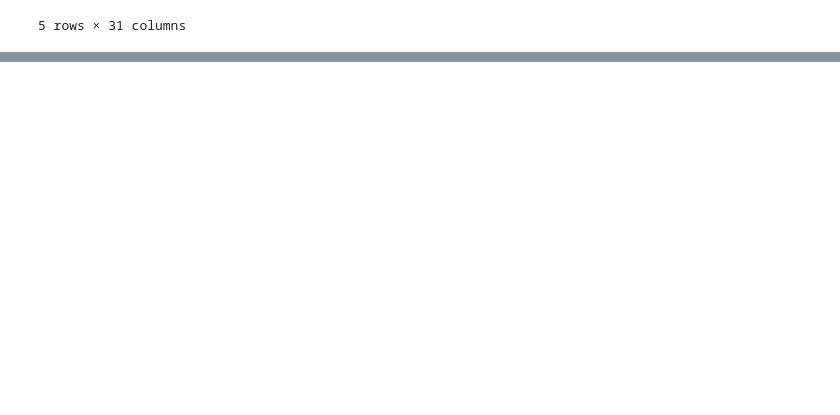
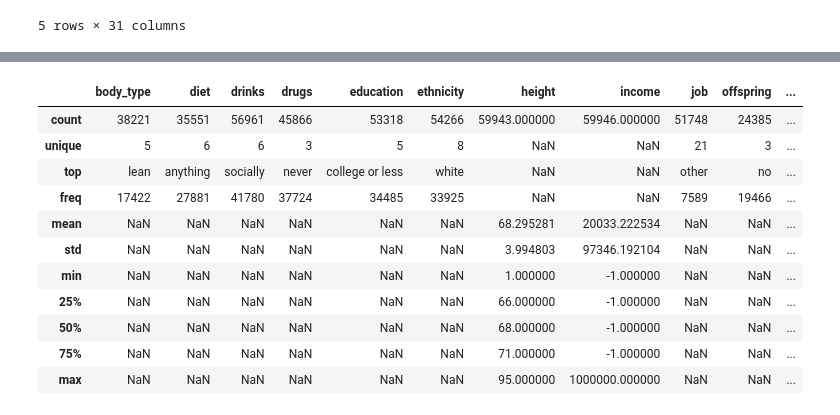
Before and after one commit to CrisFC4/OKCupid_ML_Project, a Jupyter notebook: date-a-scientist.ipynb, the cells around one changed output, grey strips where cells are left out. Drawn from its saved outputs; the diff is of its cells as text; code cells hidden in the pictures; blank space fills up the shorter version.

Commit message:
simplify categories

```diff
--- a/date-a-scientist.ipynb
+++ b/date-a-scientist.ipynb
@@ -68,0 +127,5 @@ oq_data.head()
+# %%
+# Merge categories in the feature `diet` for model simplification
+# Remove the prefixes 'mtrictly' or 'mostly' and any potential white spaces
+mc_data['diet'] = mc_data['diet'].str.replace(r'^(strictly|mostly)\s+', '', regex=True)
+mc_data.diet.value_counts()
@@ -68,0 +352,3 @@ oq_data.head()
+# %%
+mc_data['offspring'] = mc_data['offspring'].str.replace('&rsquo;', '')
+mc_data.offspring.value_counts()
@@ -68,0 +425,3 @@ oq_data.head()
+# %%
+mc_data['pets'] = mc_data['pets'].apply(lambda x: 'yes' if isinstance(x,str) and 'has' in x else x if x is None else 'no')
+mc_data.pets.value_counts()
@@ -68,0 +438,27 @@ oq_data.head()
+# %%
+ # Create a function to simplify religion
+def simplify_religion(religion):
+    # Control for nul values
+    if pd.isna(religion):
+        return np.NaN
+    # Check for keyword in the religion field
+    if 'agnosticism' in religion:
+        return 'agnosticism'
+    elif 'catholicism' in religion:
+        return 'christianity'
+    elif 'christianity' in religion:
+        return 'christianity'
+    elif 'atheism' in religion:
+        return 'atheism'
+    elif 'judaism' in religion:
+        return 'judaism'
+    elif 'buddhism' in religion:
+        return 'buddhism'
+    elif 'hinduism' in religion:
+        return 'hinduism'
+    elif 'islam' in religion:
+        return 'islam'
+    elif 'other' in religion:
+        return 'other'
+
+mc_data['religion'] = mc_data['religion'].apply(simplify_religion)
@@ -68,0 +484,15 @@ oq_data.head()
+# %%
+mc_data.describe(include='all')
+# %% [output]
+|  | body_type | diet | drinks | drugs | education | ethnicity | height | income | job | offspring | ... |
+| count | 38221 | 35551 | 56961 | 45866 | 53318 | 54266 | 59943.000000 | 59946.000000 | 51748 | 24385 | ... |
+| unique | 5 | 6 | 6 | 3 | 5 | 8 | NaN | NaN | 21 | 3 | ... |
+| top | lean | anything | socially | never | college or less | white | NaN | NaN | other | no | ... |
+| freq | 17422 | 27881 | 41780 | 37724 | 34485 | 33925 | NaN | NaN | 7589 | 19466 | ... |
+| mean | NaN | NaN | NaN | NaN | NaN | NaN | 68.295281 | 20033.222534 | NaN | NaN | ... |
+| std | NaN | NaN | NaN | NaN | NaN | NaN | 3.994803 | 97346.192104 | NaN | NaN | ... |
+| min | NaN | NaN | NaN | NaN | NaN | NaN | 1.000000 | -1.000000 | NaN | NaN | ... |
+| 25% | NaN | NaN | NaN | NaN | NaN | NaN | 66.000000 | -1.000000 | NaN | NaN | ... |
+| 50% | NaN | NaN | NaN | NaN | NaN | NaN | 68.000000 | -1.000000 | NaN | NaN | ... |
+| 75% | NaN | NaN | NaN | NaN | NaN | NaN | 71.000000 | -1.000000 | NaN | NaN | ... |
+| max | NaN | NaN | NaN | NaN | NaN | NaN | 95.000000 | 1000000.000000 | NaN | NaN | ... |
```
Also changed, not shown: parts of 17 cells of this notebook.
